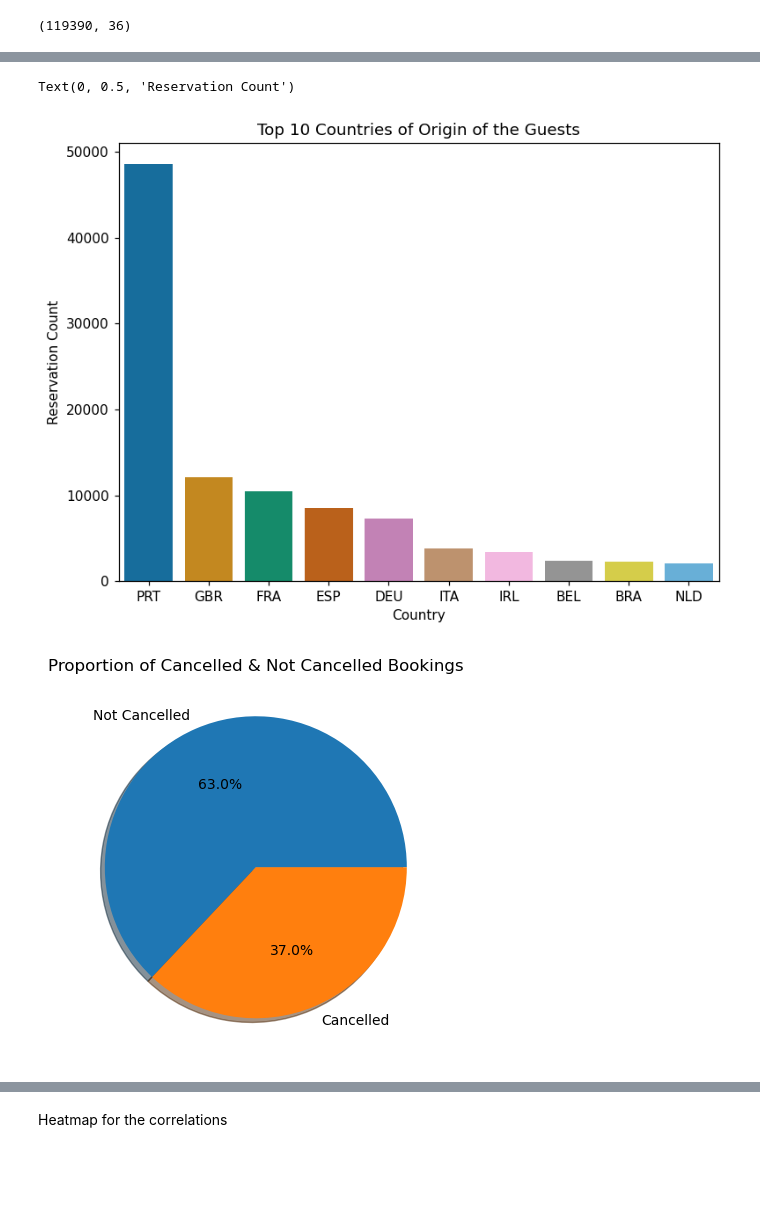
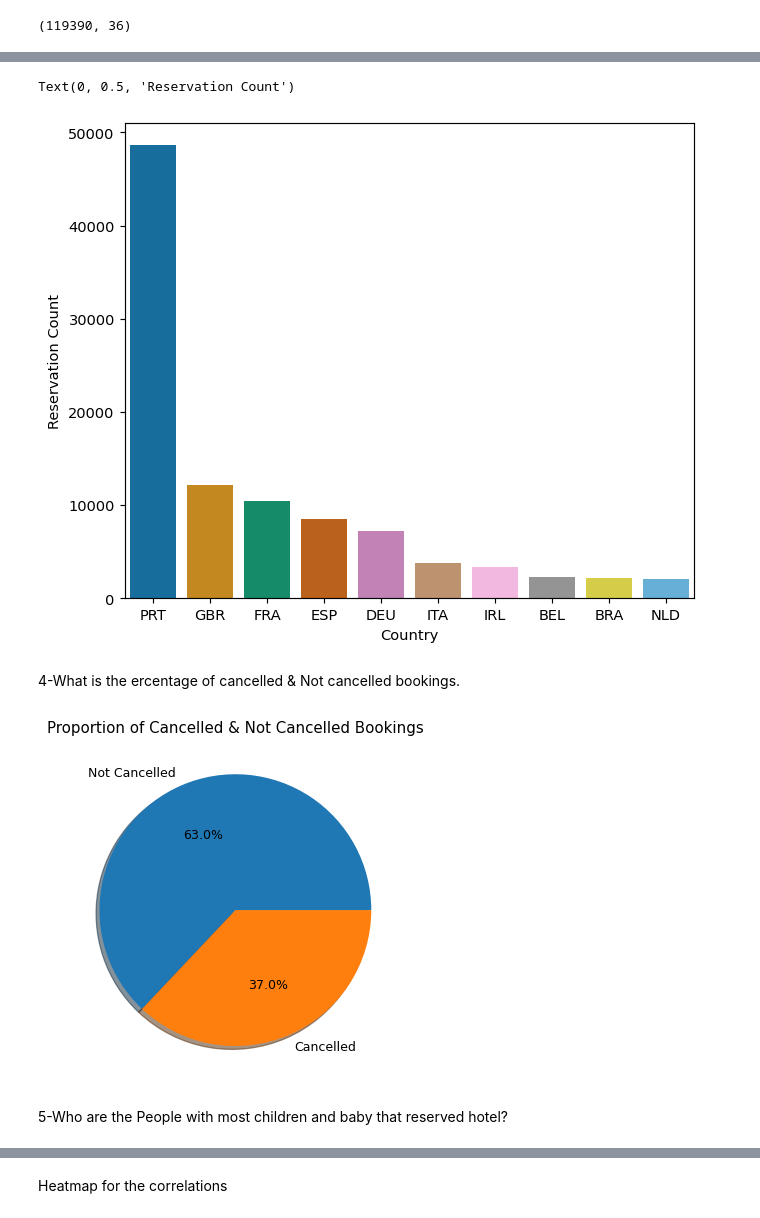
Before and after one commit to ghalih11/projct, a Jupyter notebook: Hotel booking-2.ipynb, the cells around one changed output, grey strips where cells are left out. Drawn from its saved outputs; the diff is of its cells as text; code cells hidden in the pictures; blank space fills up the shorter version.

```diff
--- a/Hotel booking-2.ipynb
+++ b/Hotel booking-2.ipynb
@@ -57,0 +94,2 @@ hotel.describe()
+# %%
+hotel['children'].fillna(hotel['children'].mean(), inplace = True)
@@ -58,3 +98,5 @@ hotel.describe()
+# %%
+hotel['country'].fillna(hotel.country.mode().to_string(), inplace=True)
 # %%
 hotel.isna().sum()
 # %% [output]
@@ -80,2 +119,0 @@ Drop 'company' column from dataset
-# %%
-hotel.drop('company', inplace=False, axis=1)
@@ -95,0 +128,3 @@ hotel.drop('company', inplace=False, axis=1)
+# %%
+# changing datatype of column 'reservation_status_date' to data_type.
+hotel['reservation_status_date'] = pd.to_datetime(hotel['reservation_status_date'], format = '%Y-%m-%d')
@@ -135,17 +167,19 @@ The following graph shows the top 10 Countries of Origin of the Guests
 # %%
-plt.figure(figsize=(8,6), dpi=110)
+plt.figure(figsize=(7,6), dpi=105)
 
 sns.countplot(data=hotel, x='country',order=pd.value_counts(hotel['country']).iloc[:10].index,
               palette='colorblind')
 
-plt.title('Top 10 Countries of Origin of the Guests')
+
 plt.xlabel('Country')
 plt.ylabel('Reservation Count')
 # %% [output]
 Text(0, 0.5, 'Reservation Count')
-[figure, old version]
+[figure, new version]
+# %% [markdown]
+4-What is the ercentage of cancelled & Not cancelled bookings.
 # %%
-plt.figure(figsize=(7,5), dpi=100)
+plt.figure(figsize=(7,5), dpi=90)
 proportion = hotel['is_canceled'].value_counts()
 
 labels = ['Not Cancelled','Cancelled']
@@ -153,4 +187,6 @@ plt.title('Proportion of Cancelled & Not Cancelled Bookings')
 plt.pie(proportion, labels=labels, shadow = True, autopct = '%1.1f%%')
 plt.show()
 # %% [output]
-[figure, old version]
+[figure, new version]
+# %% [markdown]
+5-Who are the People with most children and baby that reserved hotel?
```
Also changed, not shown: parts of 35 cells of this notebook.
